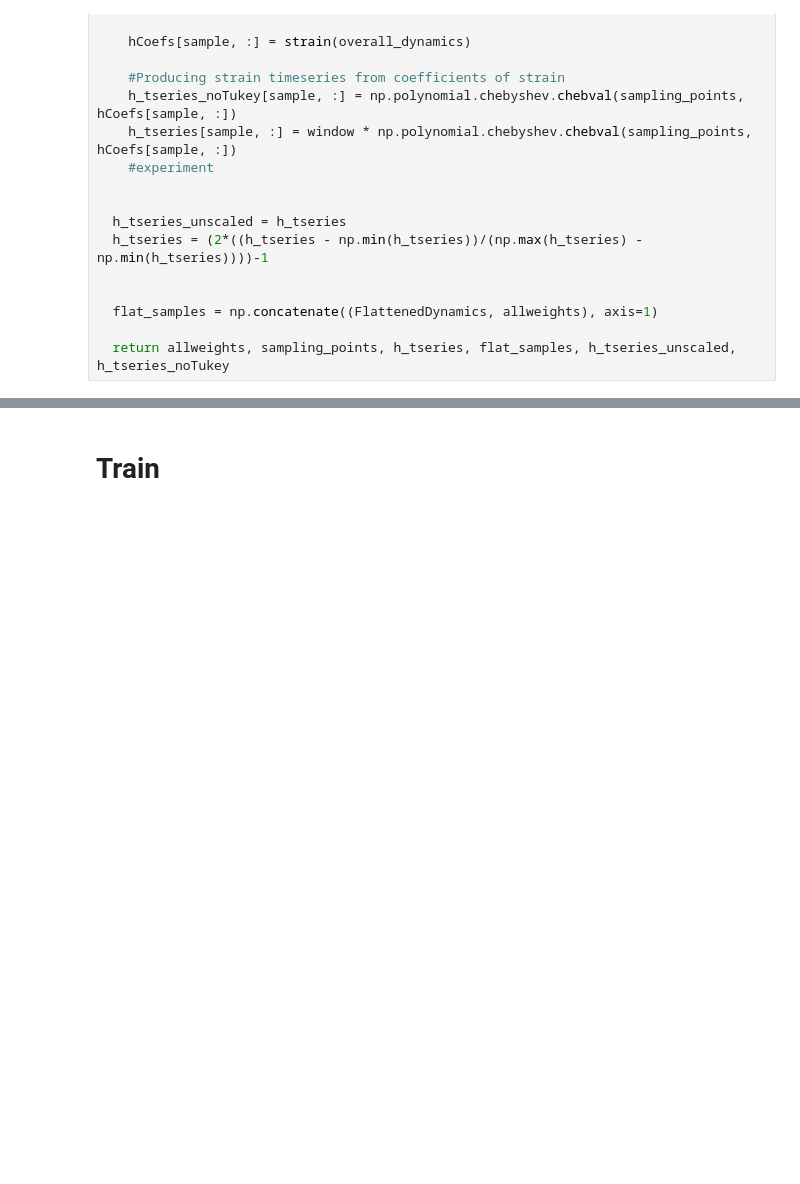
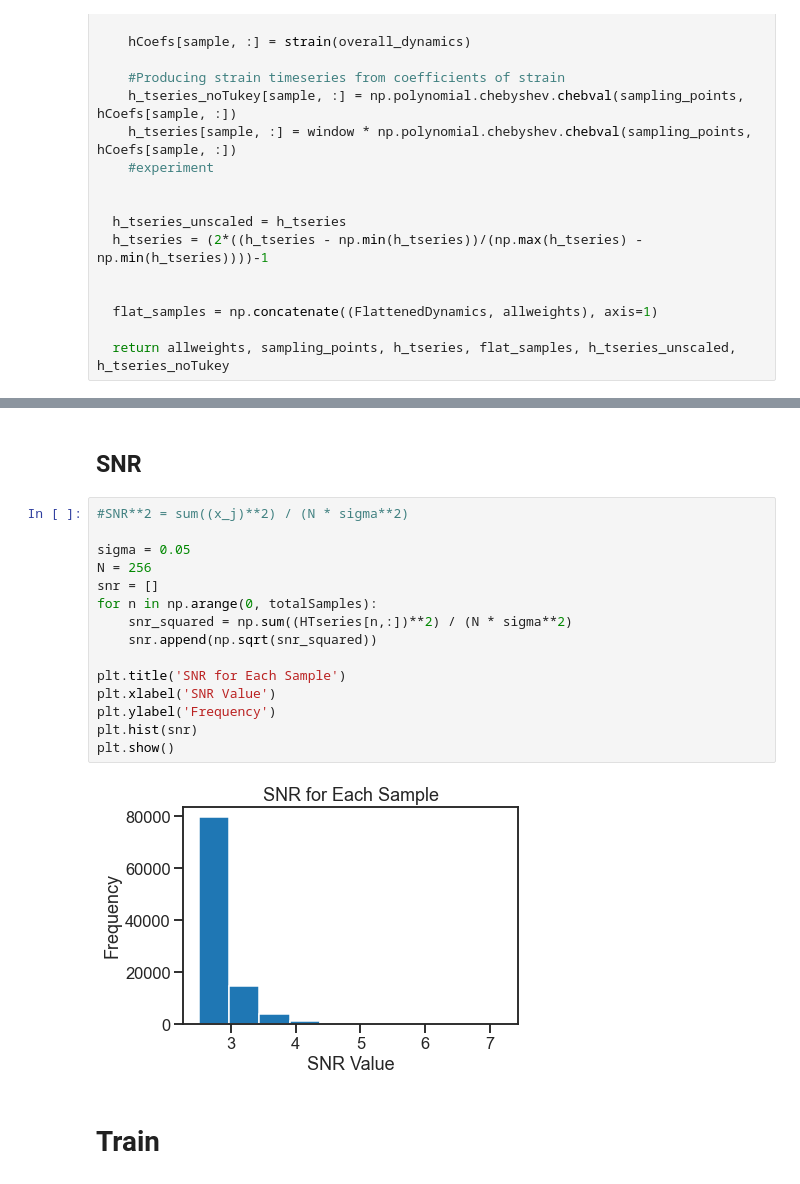
Before and after one commit to eMillar2718/MassDynamicsGW, a Jupyter notebook: FlowStrainMain.ipynb, the cells around one changed output, grey strips where cells are left out. Saved outputs shown, nothing was run; the diff lists cells and outputs as text; blank space fills up the shorter version.

```diff
--- a/FlowStrainMain.ipynb
+++ b/FlowStrainMain.ipynb
@@ -301,3 +394,22 @@ plt.show()
+# %% [markdown]
+## SNR
+# %%
+#SNR**2 = sum((x_j)**2) / (N * sigma**2)
+
+sigma = 0.05
+N = 256
+snr = []
+for n in np.arange(0, totalSamples):
+    snr_squared = np.sum((HTseries[n,:])**2) / (N * sigma**2)
+    snr.append(np.sqrt(snr_squared))
+
+plt.title('SNR for Each Sample')
+plt.xlabel('SNR Value')
+plt.ylabel('Frequency')
+plt.hist(snr)
+plt.show()
+# %% [output]
+[figure, added]
 # %% [markdown]
 # Train
 # %%
```
Also changed, not shown: parts of 14 cells of this notebook, 1 other file.
